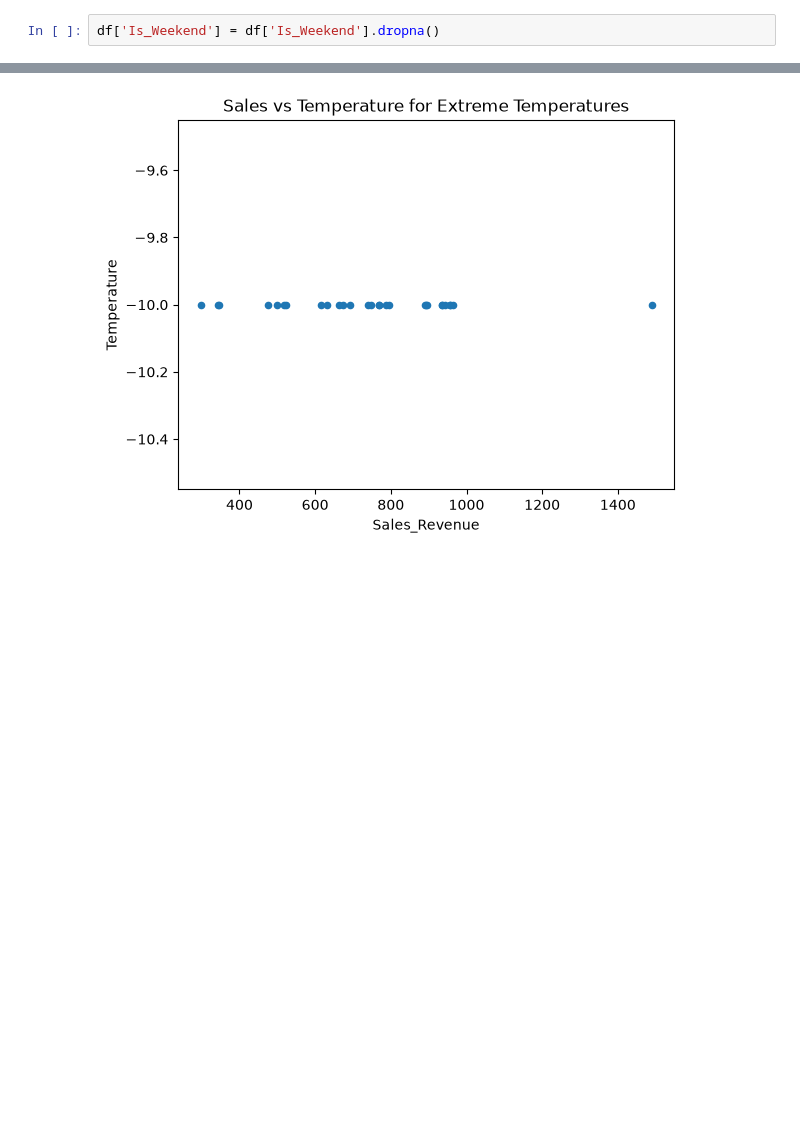
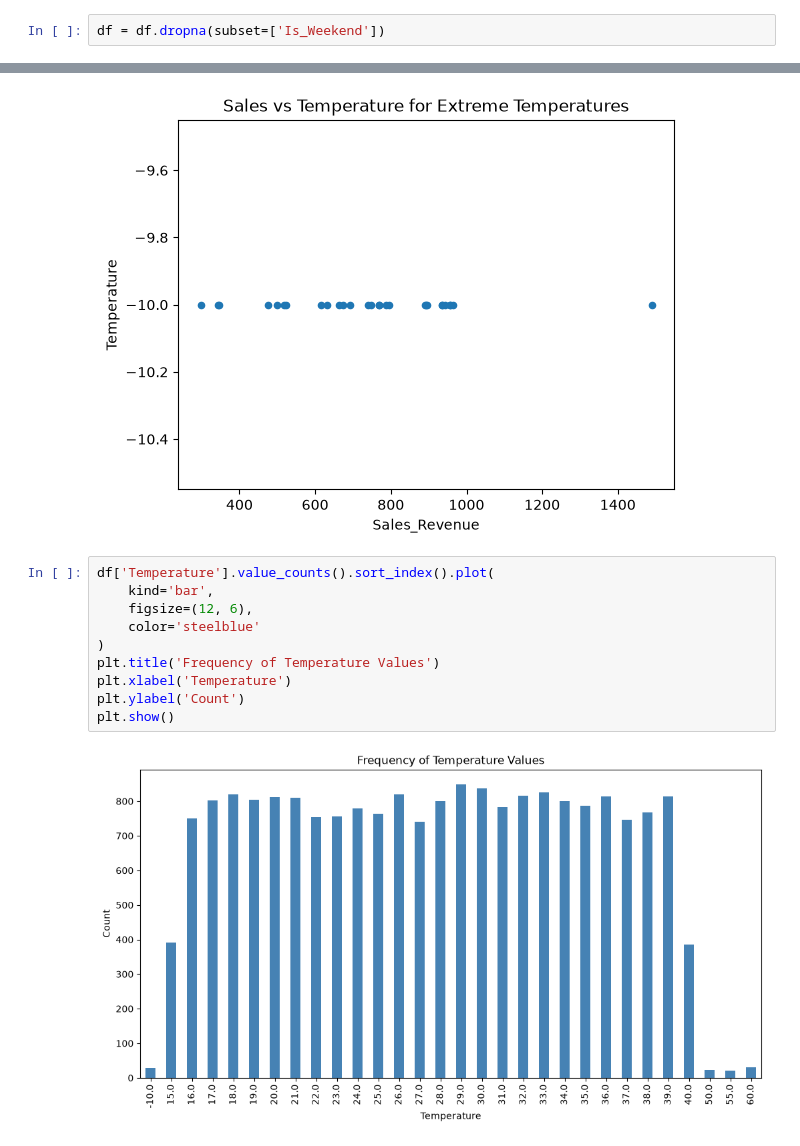
Before and after one commit to panosstavrianakos99-code/Ice-Cream-Sales, a Jupyter notebook: Ice_Cream_Analysis.ipynb, the cells around one changed output, grey strips where cells are left out. Saved outputs shown, nothing was run; the diff lists cells and outputs as text; blank space fills up the shorter version.

```diff
--- a/Ice_Cream_Analysis.ipynb
+++ b/Ice_Cream_Analysis.ipynb
@@ -124,7 +124,7 @@ cnt
 # %% [output]
 61
 # %%
-df['Is_Weekend'] = df['Is_Weekend'].dropna()
+df = df.dropna(subset=['Is_Weekend'])
 # %%
 df = df.loc[df['Is_Weekend'].isin([0, 1])]
 df
@@ -159,3 +159,15 @@ plot = df_extreme_temp.plot(
 )
 # %% [output]
 [figure]
+# %%
+df['Temperature'].value_counts().sort_index().plot(
+    kind='bar',
+    figsize=(12, 6),
+    color='steelblue'
+)
+plt.title('Frequency of Temperature Values')
+plt.xlabel('Temperature')
+plt.ylabel('Count')
+plt.show()
+# %% [output]
+[figure, added]
```
Also changed, not shown: parts of 8 cells of this notebook.
